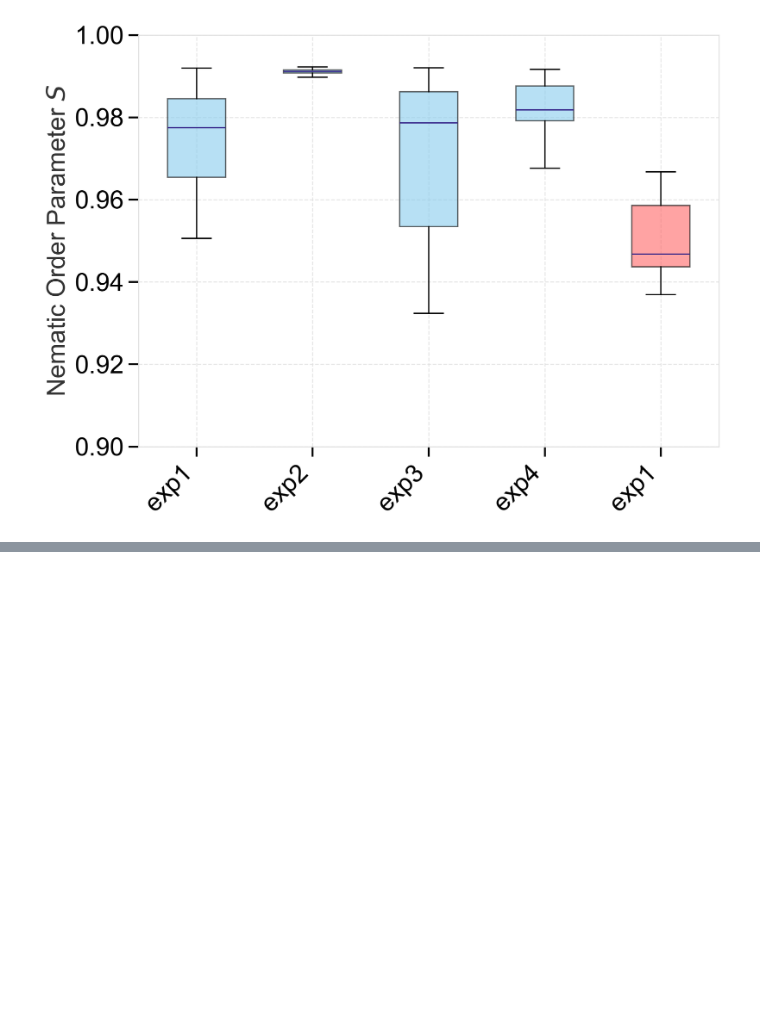
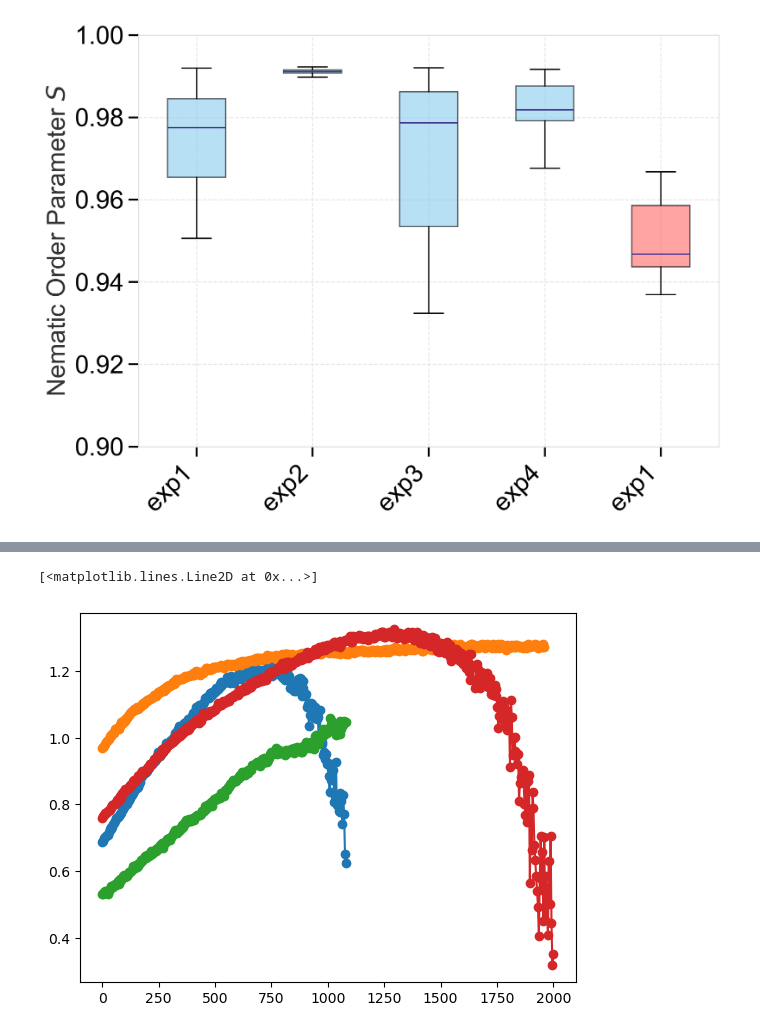
Before and after one commit to wppppupr/MTCargo_analysis, a Jupyter notebook: notebooks/global_order.ipynb, the cells around one changed output, grey strips where cells are left out. Drawn from its saved outputs; the diff is of its cells as text; code cells hidden in the pictures; blank space fills up the shorter version.

```diff
--- a/notebooks/global_order.ipynb
+++ b/notebooks/global_order.ipynb
@@ -120,0 +141,12 @@ labels = []
+# %%
+t1, theta1 = load_op('/Volumes/My Passport/Sasaki/MTsingleBeads/20260121/beads_trans_crop_crop/MTs_im_theta.zarr')
+t2, theta2 = load_op('/Volumes/My Passport/Sasaki/MTsingleBeads/20260121/exp_crop1/MTs_im_theta.zarr')
+t3, theta3 = load_op('/Volumes/My Passport/Sasaki/MTsingleBeads/20260122/exp/MTs_im_theta.zarr')
+t4, theta4 = load_op('/Volumes/My Passport/Sasaki/MTsingleBeads/20260122/exp001/MTs_im_theta.zarr')
+plt.plot(t1, theta1, marker = 'o')
+plt.plot(t2, theta2, marker = 'o')
+plt.plot(t3, theta3, marker = 'o')
+plt.plot(t4, theta4, marker = 'o')
+# %% [output]
+[<matplotlib.lines.Line2D at 0x...>]
+[figure, added]
```
Also changed, not shown: parts of 2 cells of this notebook, 2 other files.
